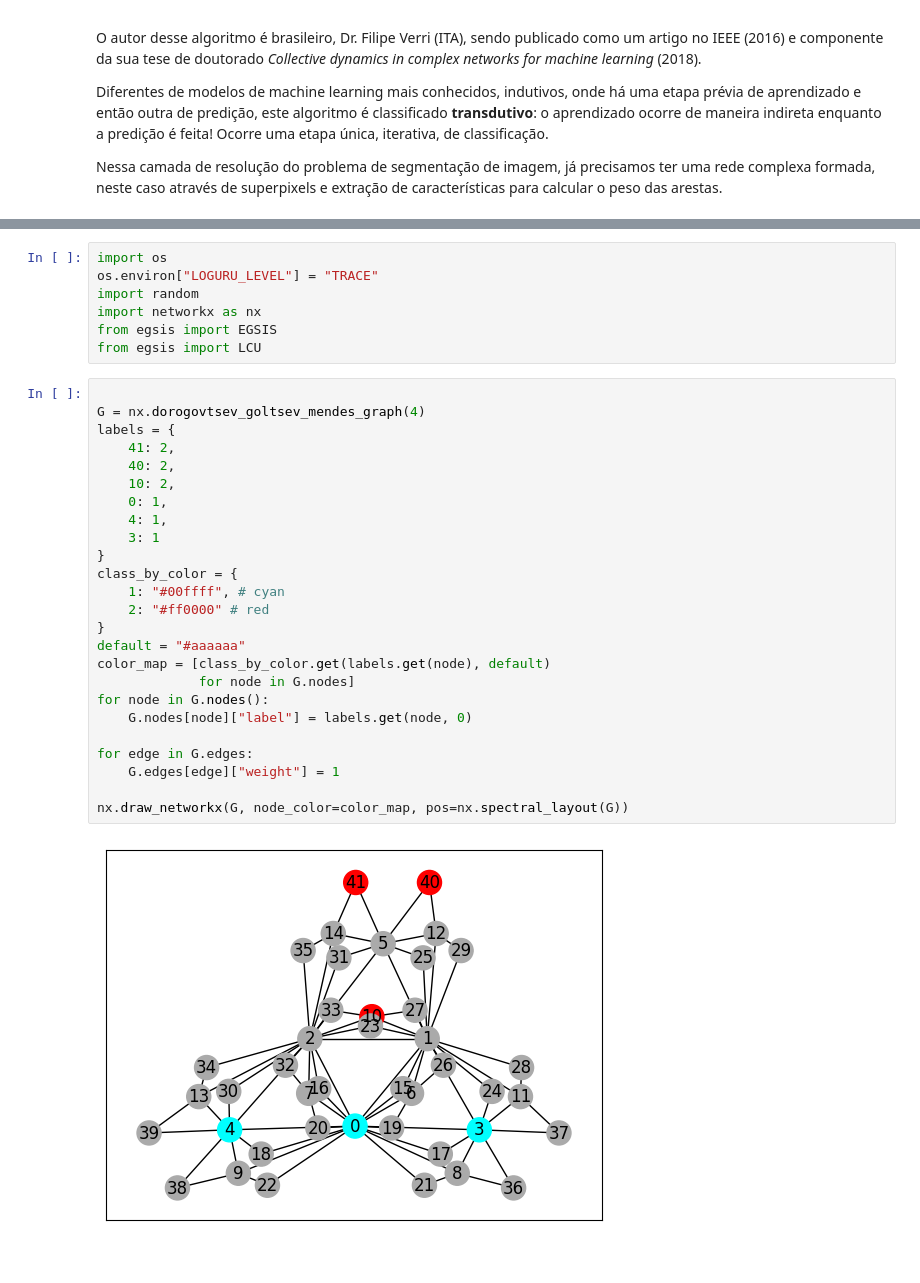
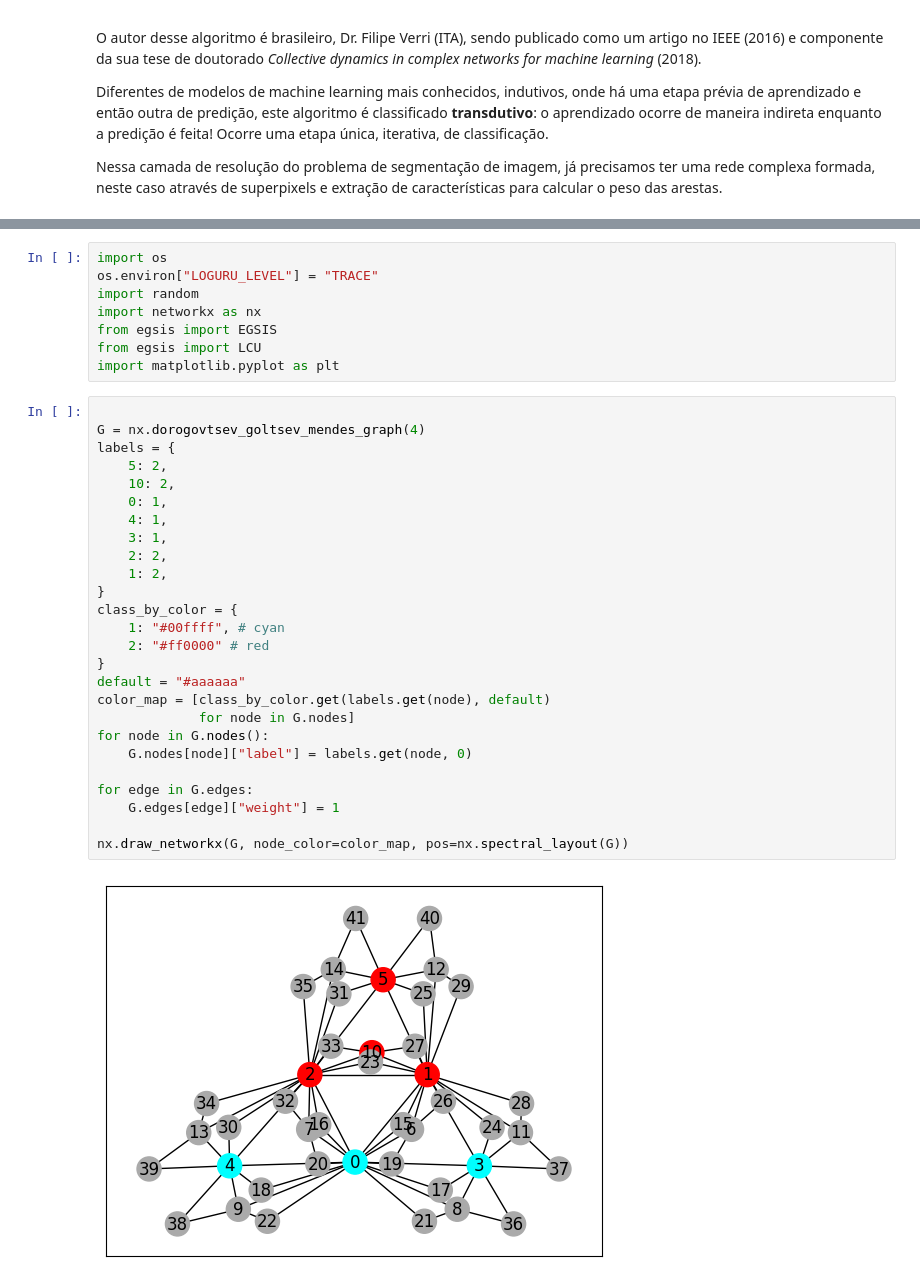
Before and after one commit to ryukinix/egsis, a Jupyter notebook: notebooks/labeled_component_unfolding.ipynb, the cells around one changed output, grey strips where cells are left out. Cells and saved outputs as stored; diff of their text form.

```diff
--- a/notebooks/labeled_component_unfolding.ipynb
+++ b/notebooks/labeled_component_unfolding.ipynb
@@ -15,30 +19,32 @@ import random
 import networkx as nx
 from egsis import EGSIS
 from egsis import LCU
+import matplotlib.pyplot as plt
 # %%
 
 G = nx.dorogovtsev_goltsev_mendes_graph(4)
 labels = {
-    41: 2,
-    40: 2,
+    5: 2,
     10: 2,
     0: 1,
     4: 1,
-    3: 1
+    3: 1,
+    2: 2,
+    1: 2,
 }
 class_by_color = {
     1: "#00ffff", # cyan
     2: "#ff0000" # red
 }
 default = "#aaaaaa"
 color_map = [class_by_color.get(labels.get(node), default)
              for node in G.nodes]
 for node in G.nodes():
     G.nodes[node]["label"] = labels.get(node, 0)
 
 for edge in G.edges:
     G.edges[edge]["weight"] = 1
 
 nx.draw_networkx(G, node_color=color_map, pos=nx.spectral_layout(G))
 # %% [output]
-[figure, old version]
+[figure, new version]
```
Also changed, not shown: parts of 15 cells of this notebook, 2 other files.
